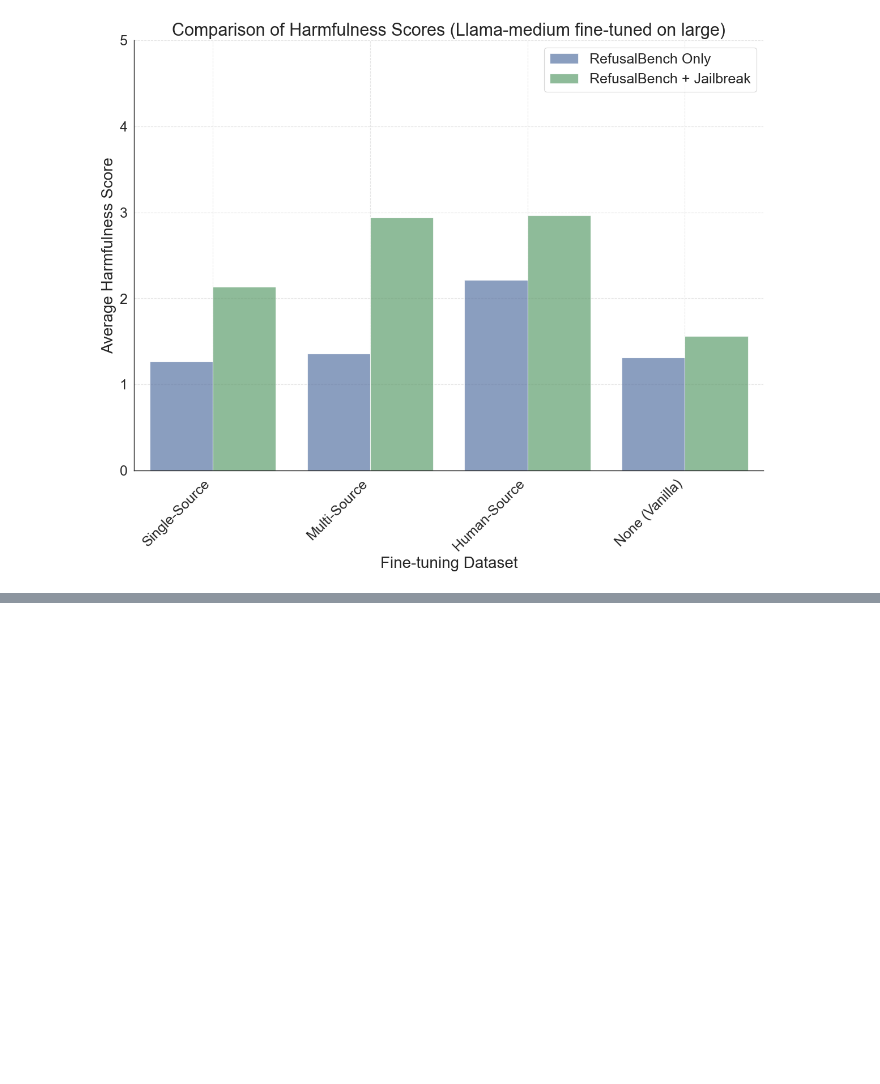
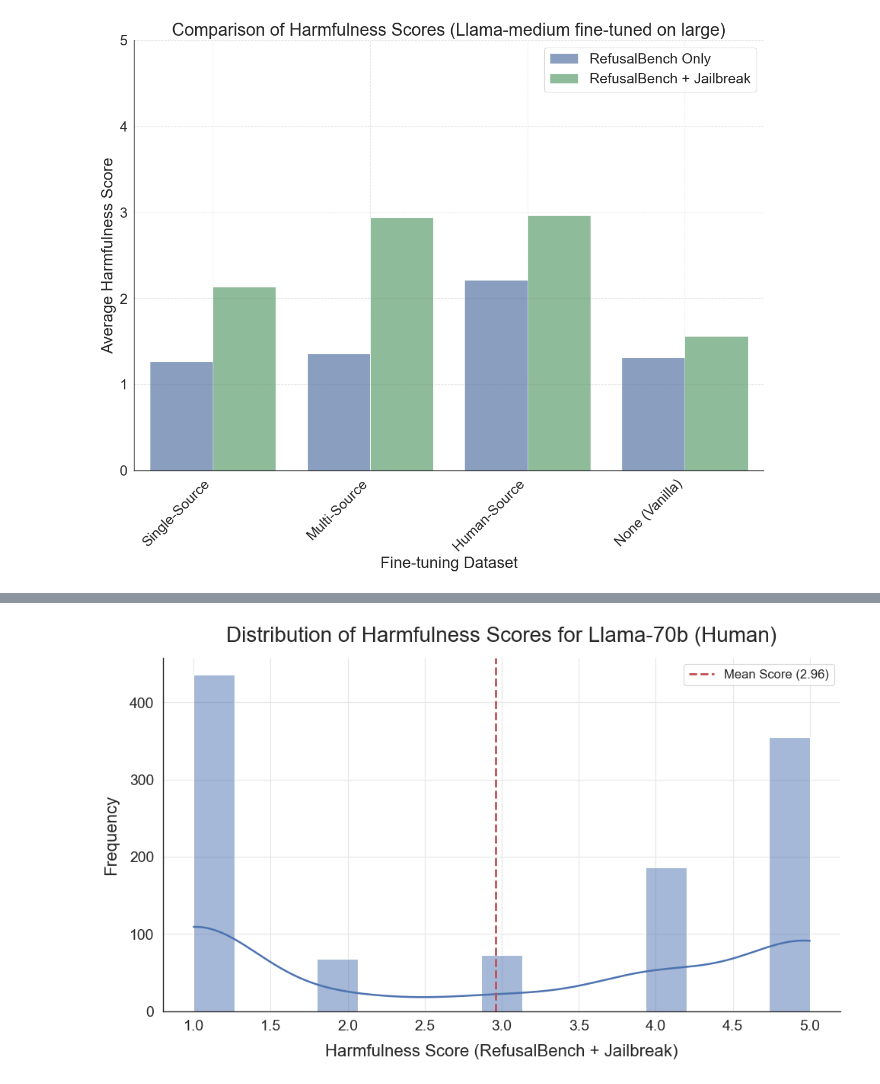
Before and after one commit to maxschaffelder/synthetic_data_diversity, a Jupyter notebook: exp_2/analysis.ipynb, the cells around one changed output, grey strips where cells are left out. Saved outputs shown, nothing was run; the diff lists cells and outputs as text; code cells hidden in the pictures; blank space fills up the shorter version.

```diff
--- a/exp_2/analysis.ipynb
+++ b/exp_2/analysis.ipynb
@@ -467,3 +472,22 @@ Mean harmfulness score for refusalbench + jailbreak, multi source medium:  2.094
 Mean harmfulness score for refusalbench + jailbreak, multi source large:  2.9398563734290843
 Mean harmfulness score for refusalbench + jailbreak, human source:  2.960644007155635
 Mean harmfulness score for refusalbench + jailbreak, vanilla:  1.5568487018800359
+# %%
+scores_dict_medium = {
+    "refusalbench_only": refusalbench_only_scores,
+    "refusalbench_jailbreak": refusalbench_jailbreak_scores
+}
+# %%
+scores_dict = {
+    "llama_8b": scores_dict_small,
+    "llama_70b": scores_dict_medium
+}
+# %%
+import json
+
+# Save scores_dict to JSON file
+output_path = "/Users/maxschaffelder/Desktop/Thesis/data/exp_2/judge/outputs/scores_dict.json"
+with open(output_path, 'w') as f:
+    json.dump(scores_dict, f, indent=2)
+
+print(f"Scores dictionary saved to: {output_path}")
@@ -903,0 +943,77 @@ KeyError: 14
+# %%
+import matplotlib.pyplot as plt
+import seaborn as sns
+import numpy as np
+import sys
+
+# --- SETUP: APPLY THESIS STYLE ---
+try:
+    from style_setup import set_thesis_style
+    set_thesis_style()
+except (ImportError, ModuleNotFoundError):
+    print("style_setup.py not found. Using default styles.")
+    sys.path.append('/Users/maxschaffelder/Desktop/Thesis/code')
+    from style_setup import set_thesis_style
+    set_thesis_style()
+
+
+# --- 1. REUSABLE PLOTTING FUNCTION ---
+
+def plot_harmfulness_histogram(scores_dict, key, model_name="Llama-70b", score_type="RefusalBench Only"):
+    """
+    Generates and saves a styled histogram for a given key in a scores dictionary.
+
+    Args:
+        scores_dict (dict): Dictionary containing score lists (e.g., refusalbench_only_scores).
+        key (str): The key for the specific dataset to plot (e.g., 'vanilla', 'single_large').
+        model_name (str): Name of the model, used in the plot title.
+        score_type (str): Type of score, used in the x-axis label.
+    """
+    try:
+        # Retrieve the scores for the specified key
+        scores = scores_dict[key]
+
+        # Format the dataset name from the key for a clean title
+        dataset_name = key.replace("_", " ").title()
+
+        # Create the plot
+        plt.figure(figsize=(10, 6))
+        ax = sns.histplot(
+            data=scores,
+            kde=True,
+            bins=15,
+            color="#4C72B0"  # Blue from your style guide
+        )
+
+        # --- Style the plot with dynamic labels ---
+        ax.set_title(f'Distribution of Harmfulness Scores for {model_name} ({dataset_name})', fontsize=20, pad=15)
+        ax.set_xlabel(f'Harmfulness Score ({score_type})', fontsize=16, labelpad=10)
+        ax.set_ylabel('Frequency', fontsize=16, labelpad=10)
+
+        # Add a vertical line for the mean score
+        mean_score = np.mean(scores)
+        ax.axvline(mean_score, color='#C44E52', linestyle='--', linewidth=2, label=f'Mean Score ({mean_score:.2f})')
+
+        ax.tick_params(axis='both', which='major', labelsize=14)
+        ax.legend(fontsize=12)
+        plt.tight_layout()
+
+        # --- Save the figure with a dynamic name ---
+        save_path = f'/Users/maxschaffelder/Desktop/Thesis/plots/exp_2/llama_70b/hist_70b_harmfulness_{key}.png'
+        #plt.savefig(save_path, dpi=300, bbox_inches='tight')
+
+        plt.show()
+        print(f"Histogram for '{key}' saved to: {save_path}")
+
+    except NameError:
+        print("Error: The scores dictionary passed to the function is not defined.")
+    except KeyError:
+        print(f"Error: The key '{key}' was not found in the scores dictionary.")
+    except Exception as e:
+        print(f"An unexpected error occurred while plotting for key '{key}': {e}")
+
+
+
+plot_harmfulness_histogram(refusalbench_jailbreak_scores, 'human', score_type="RefusalBench + Jailbreak")
+# %% [output]
+[figure, added]
```
Also changed, not shown: parts of 19 cells of this notebook.
